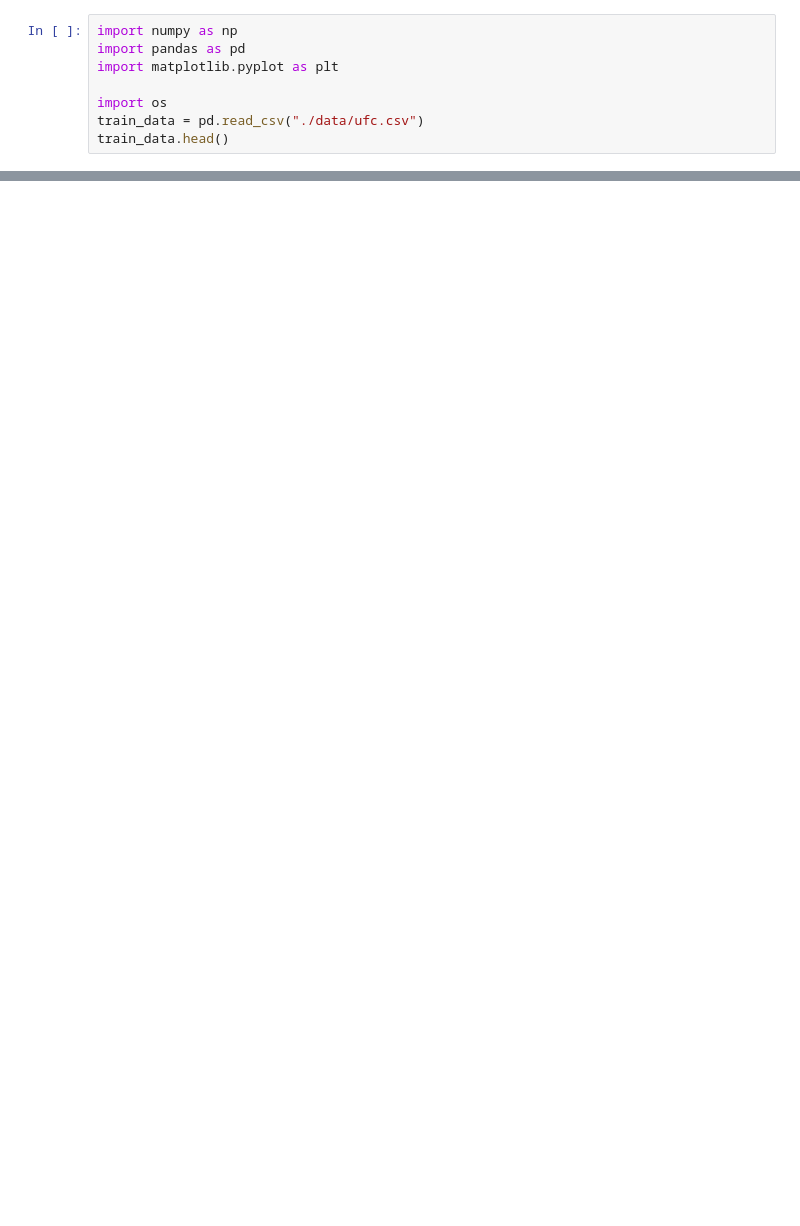
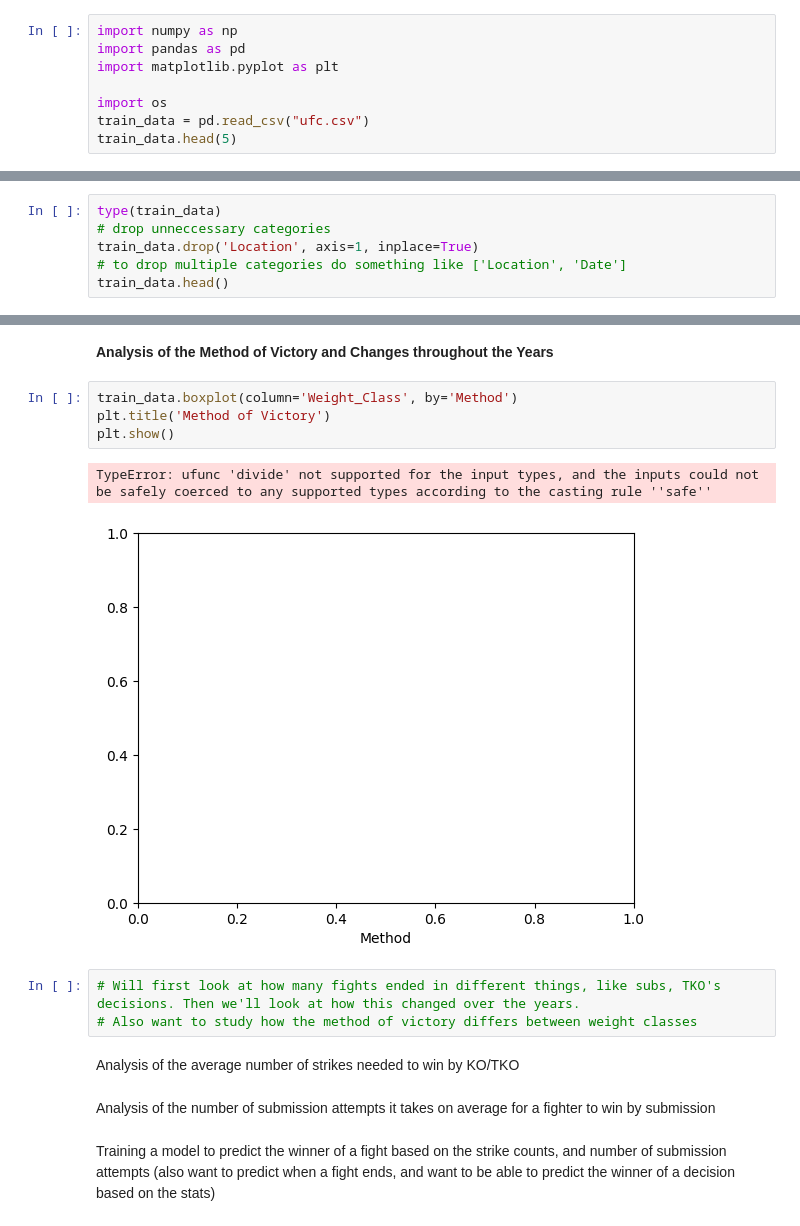
Before and after one commit to thomassems/UFC-Fight-Analytics, a Jupyter notebook: fight_analysis.ipynb, the cells around one changed output, grey strips where cells are left out. Cells and saved outputs as stored; diff of their text form; blank space fills up the shorter version.

Commit message:
Added some adjustments and brainstormed future things to analyze

```diff
--- a/fight_analysis.ipynb
+++ b/fight_analysis.ipynb
@@ -6,8 +6,8 @@ import pandas as pd
 import matplotlib.pyplot as plt
 
 import os
-train_data = pd.read_csv("./data/ufc.csv")
-train_data.head()
+train_data = pd.read_csv("ufc.csv")
+train_data.head(5)
 # %% [output]
 |  | Location | Fighter 1 | Fighter 2 | Fighter_1_KD | Fighter_2_KD | Fighter_1_STR | Fighter_2_STR | ... |
 | 0 | Austin, Texas, USA | Arman Tsarukyan | Beneil Dariush | 1.0 | 0.0 | 8.0 | 2.0 | ... |
@@ -17,0 +38,6 @@ train_data.head()
+# %%
+type(train_data)
+# drop unneccessary categories
+train_data.drop('Location', axis=1, inplace=True)
+# to drop multiple categories do something like ['Location', 'Date']
+train_data.head()
@@ -17,0 +94,18 @@ train_data.head()
+# %% [markdown]
+**Analysis of the Method of Victory and Changes throughout the Years**
+# %%
+train_data.boxplot(column='Weight_Class', by='Method')
+plt.title('Method of Victory')
+plt.show()
+# %% [output]
+TypeError: ufunc 'divide' not supported for the input types, and the inputs could not be safely coerced to any supported types according to the casting rule ''safe''
+[figure, added]
+# %%
+# Will first look at how many fights ended in different things, like subs, TKO's decisions. Then we'll look at how this changed over the years.
+# Also want to study how the method of victory differs between weight classes
+# %% [markdown]
+Analysis of the average number of strikes needed to win by KO/TKO
+# %% [markdown]
+Analysis of the number of submission attempts it takes on average for a fighter to win by submission
+# %% [markdown]
+Training a model to predict the winner of a fight based on the strike counts, and number of submission attempts (also want to predict when a fight ends, and want to be able to predict the winner of a decision based on the stats)
```
Also changed, not shown: parts of 5 cells of this notebook.
